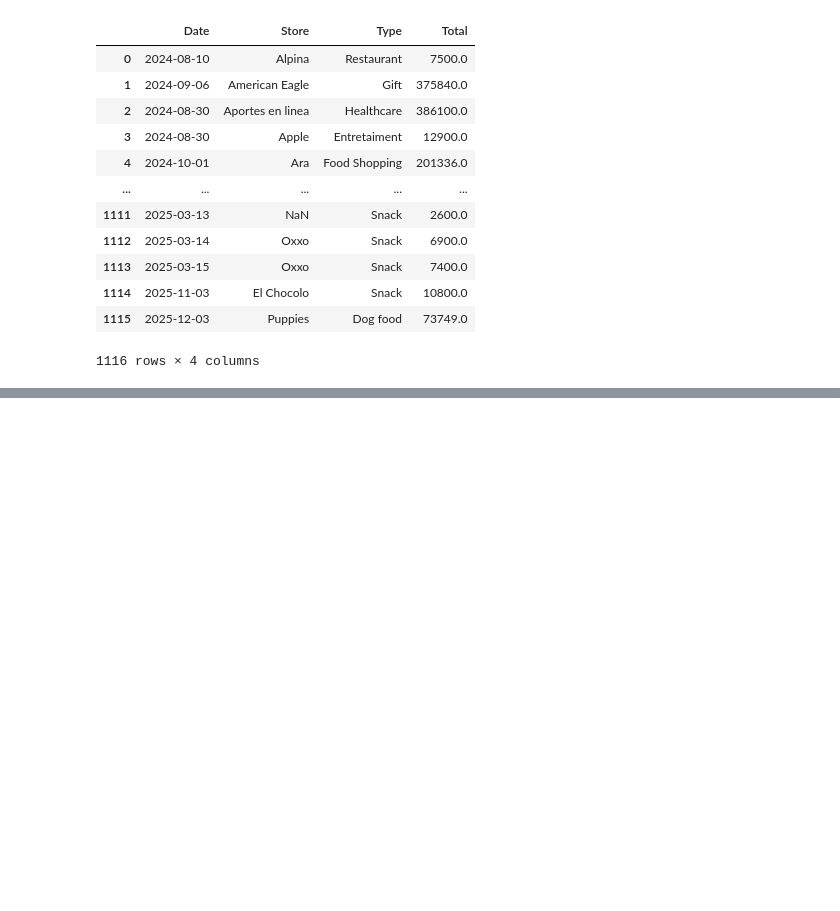
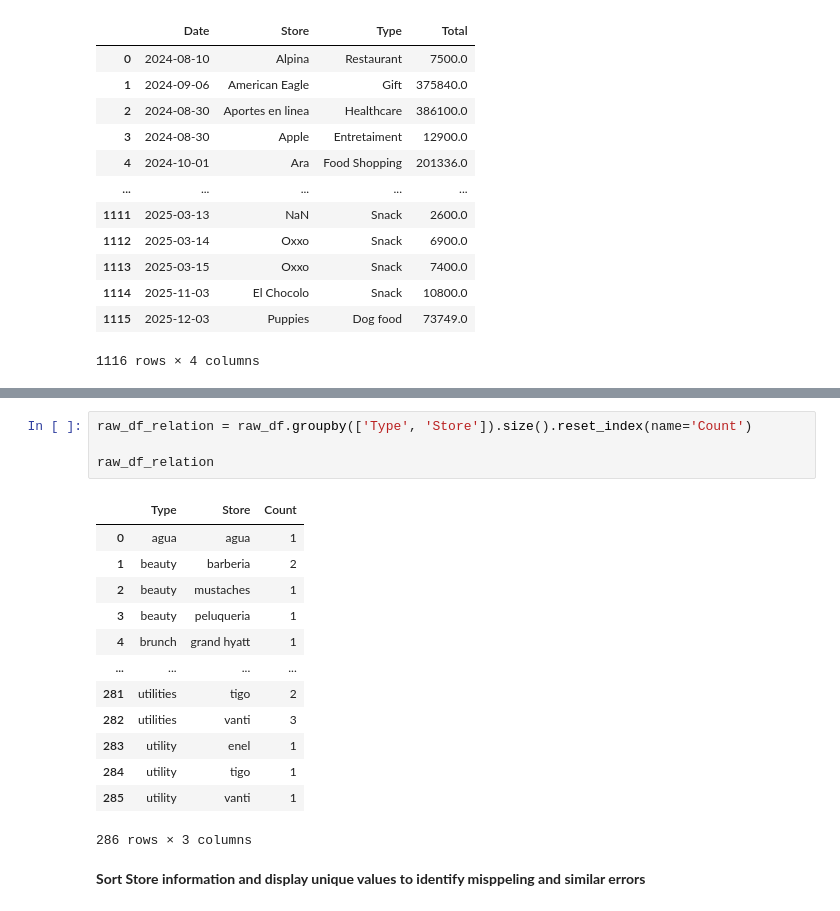
Before and after one commit to AndrewB01/Personal_Finances, a Jupyter notebook: notebooks/Personal_Expenses_analysis.ipynb, the cells around one changed output, grey strips where cells are left out. Saved outputs shown, nothing was run; the diff lists cells and outputs as text; blank space fills up the shorter version.

```diff
--- a/notebooks/Personal_Expenses_analysis.ipynb
+++ b/notebooks/Personal_Expenses_analysis.ipynb
@@ -129,0 +150,20 @@ raw_df
+# %%
+raw_df_relation = raw_df.groupby(['Type', 'Store']).size().reset_index(name='Count')
+
+raw_df_relation
+# %% [output]
+|  | Type | Store | Count |
+| 0 | agua | agua | 1 |
+| 1 | beauty | barberia | 2 |
+| 2 | beauty | mustaches | 1 |
+| 3 | beauty | peluqueria | 1 |
+| 4 | brunch | grand hyatt | 1 |
+| ... | ... | ... | ... |
+| 281 | utilities | tigo | 2 |
+| 282 | utilities | vanti | 3 |
+| 283 | utility | enel | 1 |
+| 284 | utility | tigo | 1 |
+| 285 | utility | vanti | 1 |
+286 rows × 3 columns
+# %% [markdown]
+**Sort Store information and display unique values to identify misppeling and similar errors**
```
Also changed, not shown: parts of 11 cells of this notebook.
